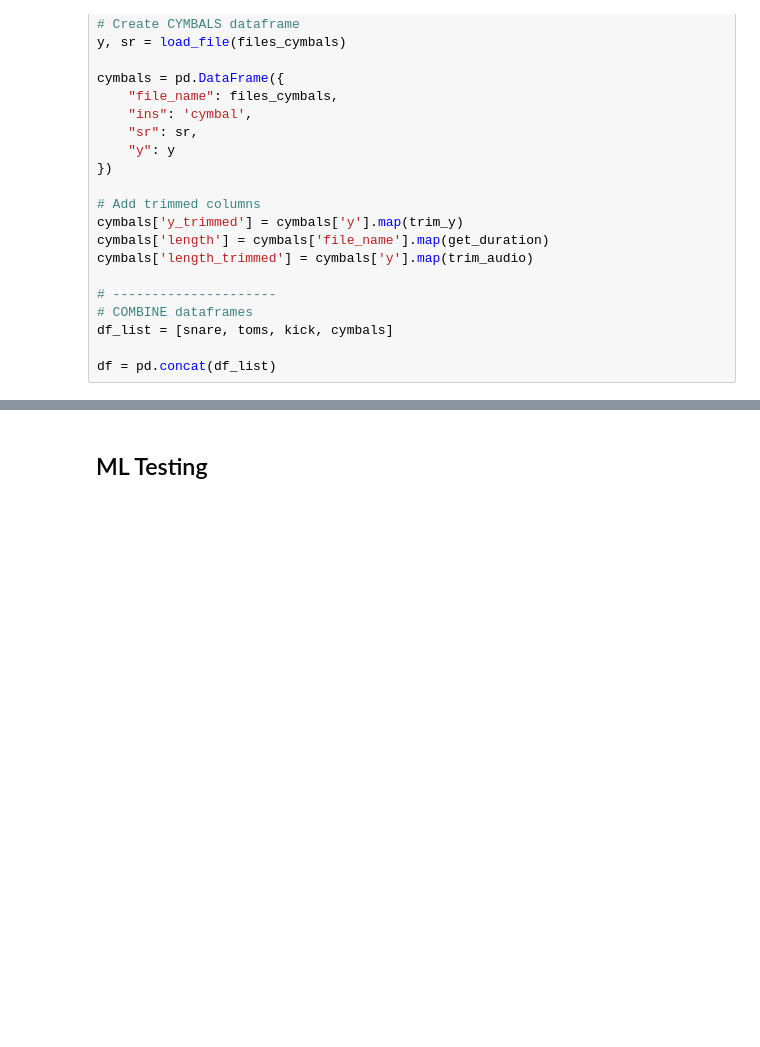
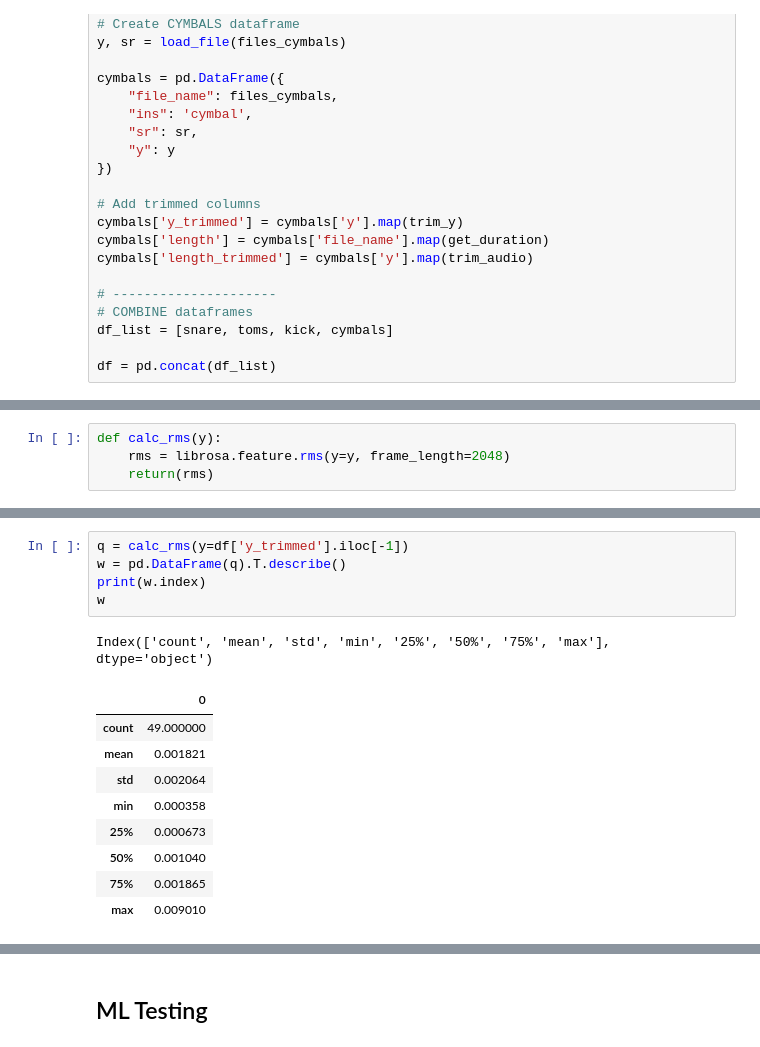
Before and after one commit to LandonTatro/Drum_Classification, a Jupyter notebook: Audio_Files.ipynb, the cells around one changed output, grey strips where cells are left out. Saved outputs shown, nothing was run; the diff lists cells and outputs as text; blank space fills up the shorter version.

```diff
--- a/Audio_Files.ipynb
+++ b/Audio_Files.ipynb
@@ -194,0 +216,4 @@ df.head(5)
+# %%
+def calc_rms(y):
+    rms = librosa.feature.rms(y=y, frame_length=2048)
+    return(rms)
@@ -194,0 +282,16 @@ df.head(5)
+# %%
+q = calc_rms(y=df['y_trimmed'].iloc[-1])
+w = pd.DataFrame(q).T.describe()
+print(w.index)
+w
+# %% [output]
+Index(['count', 'mean', 'std', 'min', '25%', '50%', '75%', 'max'], dtype='object')
+|  | 0 |
+| count | 49.000000 |
+| mean | 0.001821 |
+| std | 0.002064 |
+| min | 0.000358 |
+| 25% | 0.000673 |
+| 50% | 0.001040 |
+| 75% | 0.001865 |
+| max | 0.009010 |
```
Also changed, not shown: parts of 15 cells of this notebook.
